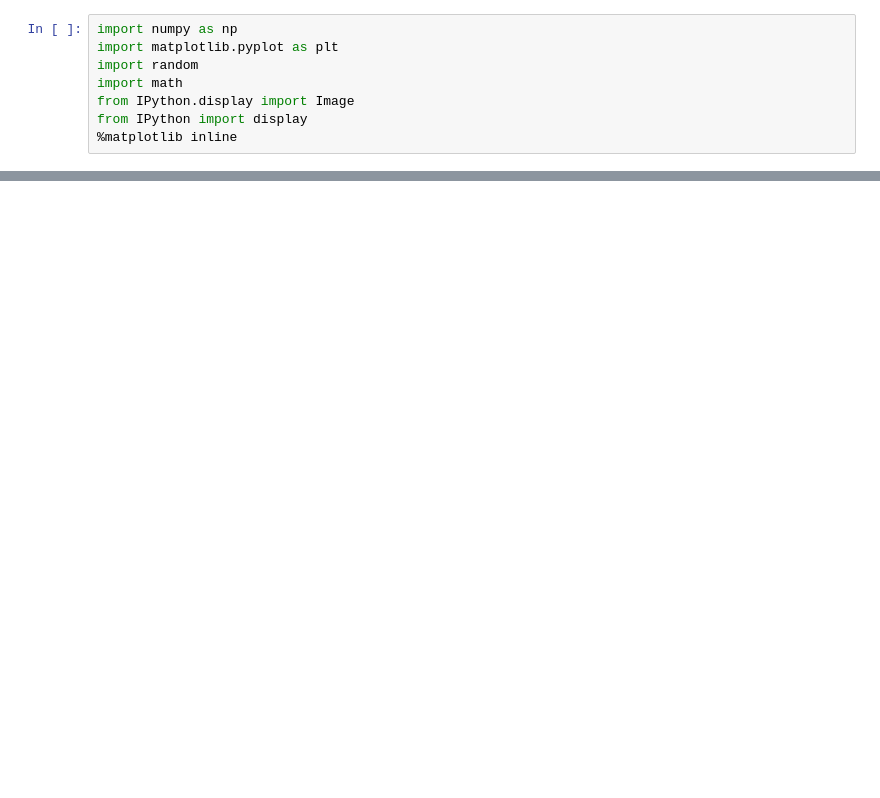
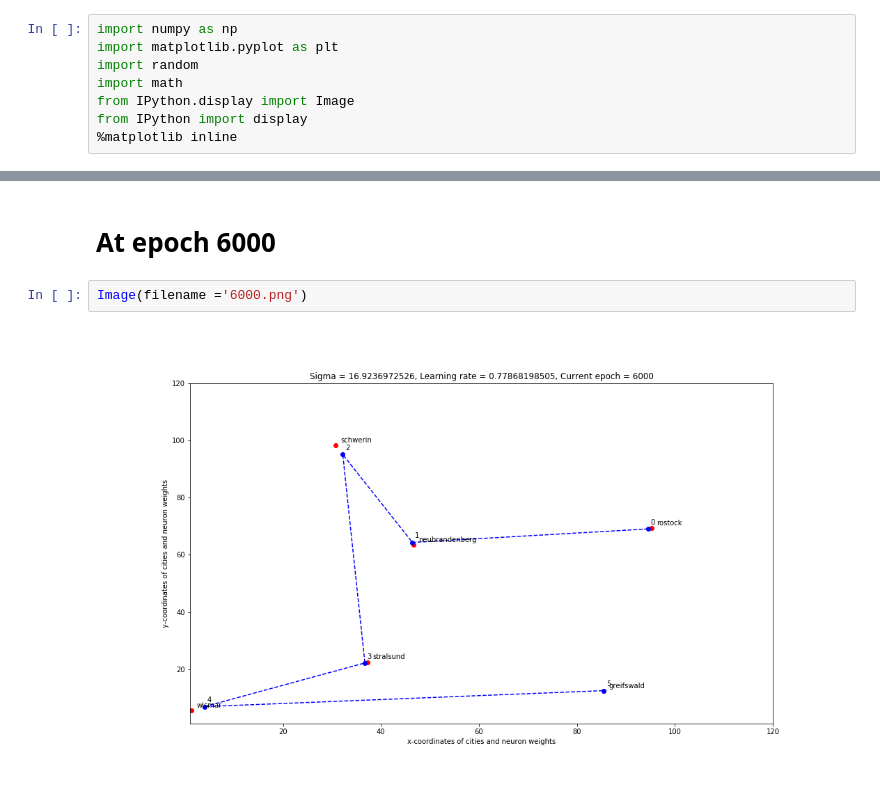
Before and after one commit to rameshjes/neural-network, a Jupyter notebook: assignment09/ruby/workbench_ruby_09.ipynb, the cells around one changed output, grey strips where cells are left out. Drawn from its saved outputs; the diff is of its cells as text; blank space fills up the shorter version.

```diff
--- a/assignment09/ruby/workbench_ruby_09.ipynb
+++ b/assignment09/ruby/workbench_ruby_09.ipynb
@@ -150,0 +285,6 @@ for f in range(50):
+# %% [markdown]
+# At epoch 6000
+# %%
+Image(filename ='6000.png')
+# %% [output]
+[figure, added]
```
Also changed, not shown: parts of 24 cells of this notebook, 11 other files.
